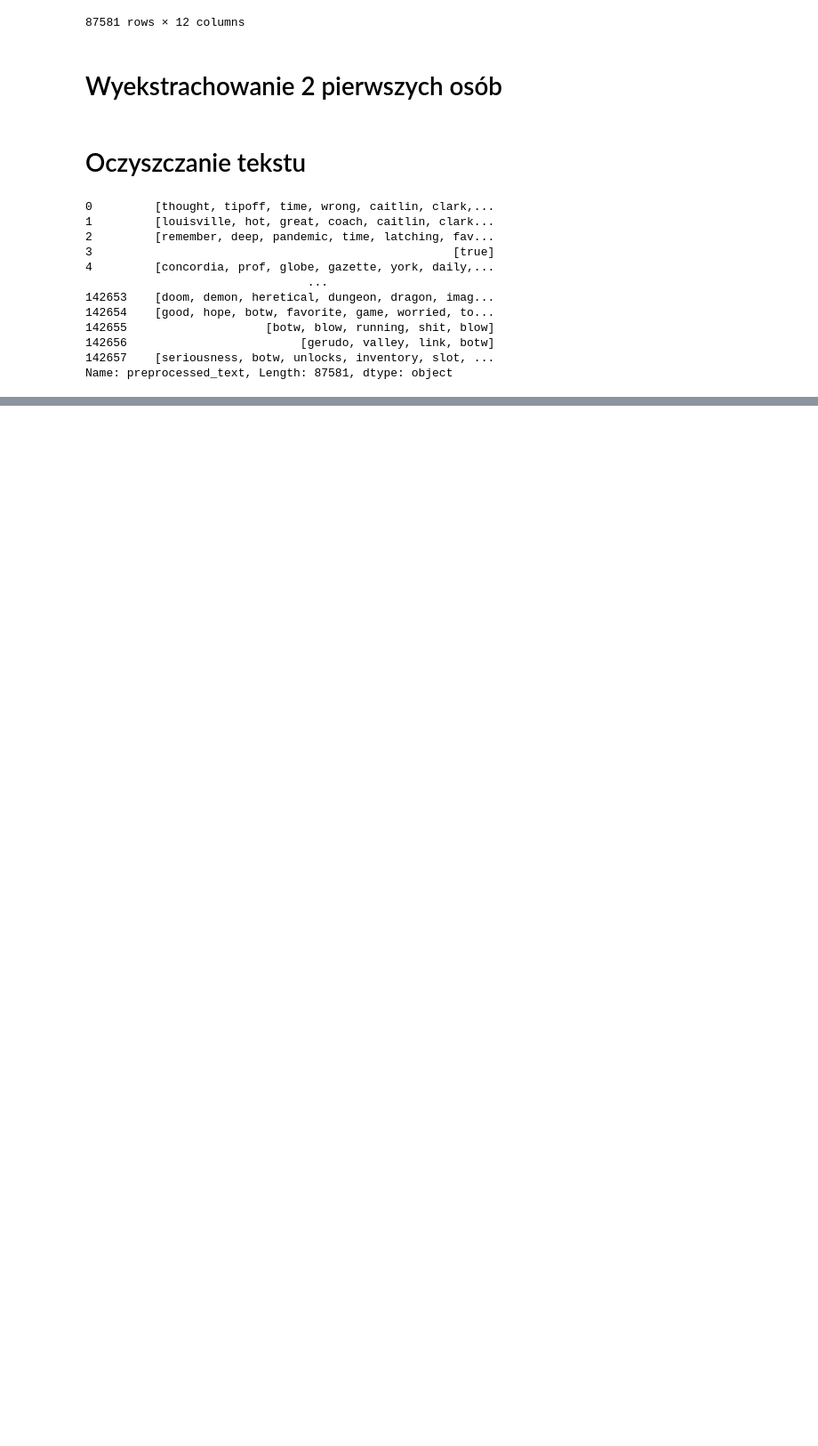
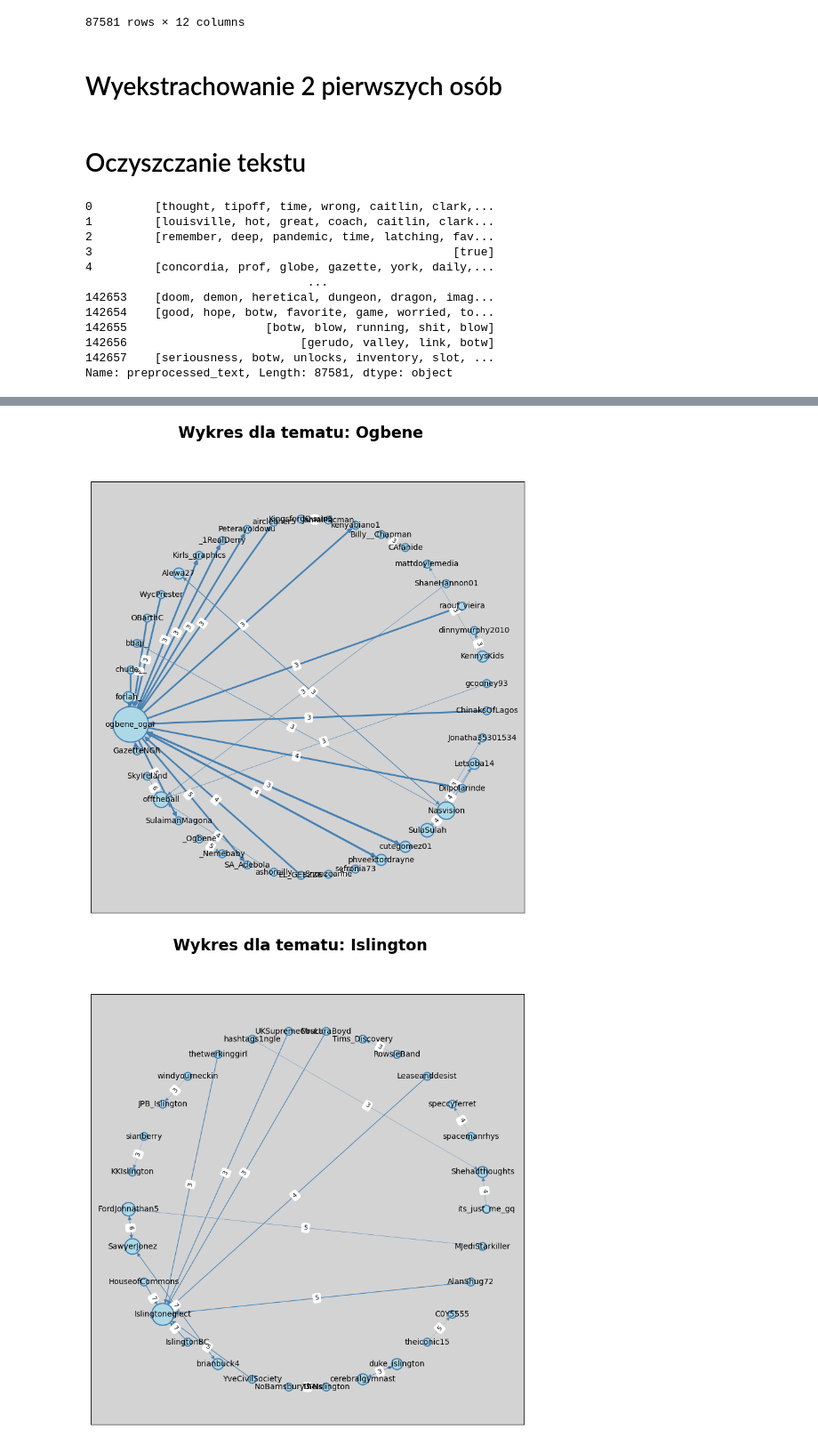
Before and after one commit to M-Kacprowicz/analiza_sieci_spolecznosciowych, a Jupyter notebook: analiza.ipynb, the cells around one changed output, grey strips where cells are left out. Shown at 89% size. Drawn from its saved outputs; the diff is of its cells as text; code cells hidden in the pictures; blank space fills up the shorter version.

```diff
--- a/analiza.ipynb
+++ b/analiza.ipynb
@@ -437,0 +460,51 @@ df
+# %%
+
+df_first_mentions = df[df["topic"].isin(["Andy Ogles", "Islington", "Ogbene"])][["first_mention", "screen_name", "topic"]]
+
+for topic in df_first_mentions["topic"].unique():
+    df_cos = df_first_mentions[df_first_mentions["topic"]==topic]
+    siec = df_cos[["first_mention", "screen_name"]].value_counts().to_frame().reset_index()
+    siec = siec.loc[siec[0] >= 3]
+    siec.columns = ["first_mention", "screen_name","wystapienia"]
+
+    G = nx.from_pandas_edgelist(siec, "first_mention", "screen_name", edge_attr=True, create_using=nx.DiGraph())
+    d = dict(G.degree())
+    edge_labels = dict([((u, v,), d['wystapienia']) for u, v, d in G.edges(data=True)])
+    plt.figure(figsize=(10, 10))
+    weights = [d[edge[0]] + d[edge[1]] for edge in G.edges()]
+
+    # Ustawienia estetyczne
+    node_color = "lightblue"
+    node_size = [v * 100 for v in d.values()]
+    edge_color = "steelblue"
+    font_size = 10
+    pos = nx.shell_layout(G)
+    edge_width = [w * 0.1 for w in weights]
+    nx.draw_networkx(
+        G,
+        pos=pos,
+        node_color=node_color,
+        node_size=node_size,
+        edge_color=edge_color,
+        with_labels=True,
+        font_size=font_size,
+        arrows=True,
+        width=edge_width
+
+    )
+
+    plt.suptitle("Wykres dla tematu: " + topic, fontsize=20, fontweight="bold")
+
+    # Personalizacja tła
+    plt.gca().set_facecolor("lightgray")
+    nx.draw_networkx_edge_labels(G, pos=pos, edge_labels=edge_labels, font_size=8)
+
+    # Personalizacja krawędzi
+    edges = plt.gca().collections[0]
+    edges.set_linewidth(1.5)
+    edges.set_edgecolor(edge_color)
+
+    plt.show()
+# %% [output]
+[figure, added]
+[figure, added]
```
Also changed, not shown: parts of 8 cells of this notebook.
